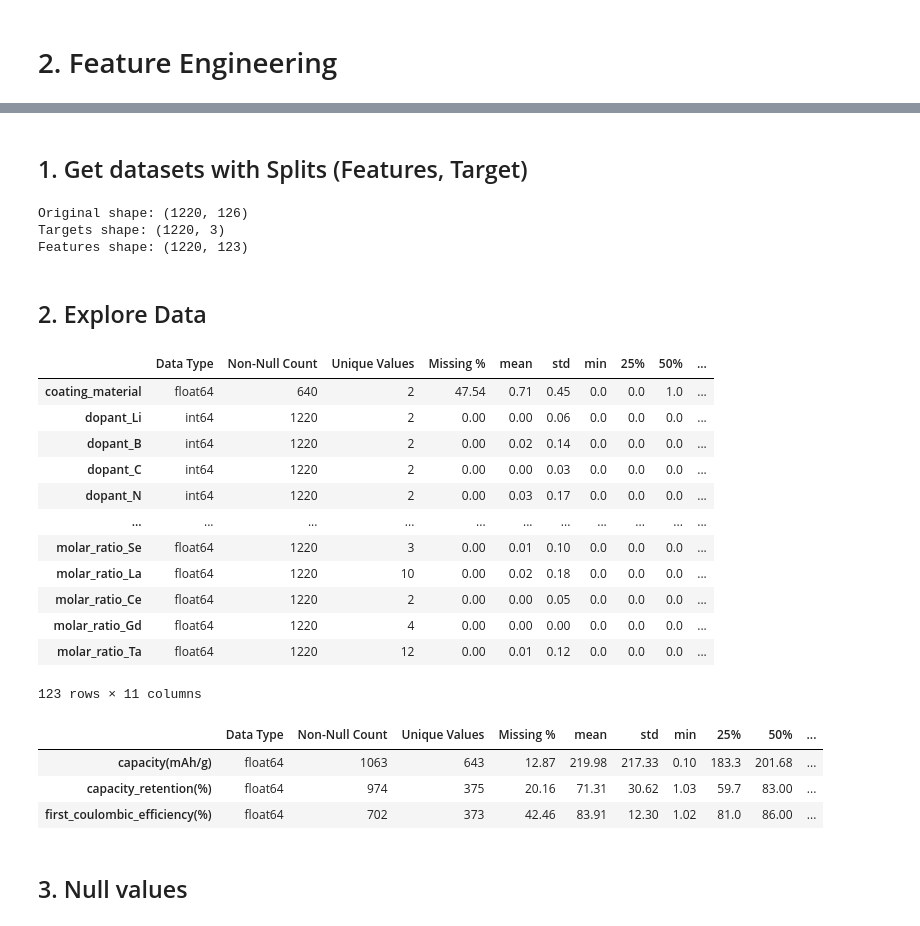
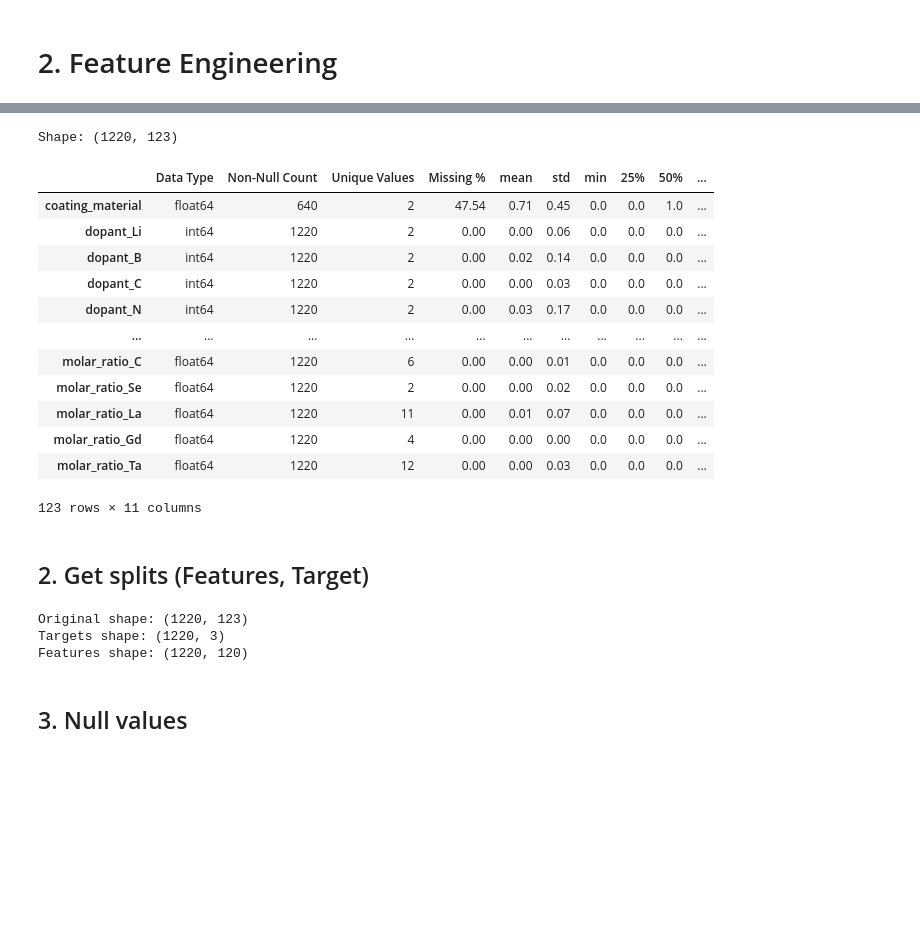
Before and after one commit to DrAg0n-BoRn/Lithium_Battery_Optimization, a Jupyter notebook: 2_feature_engineering.ipynb, the cells around one changed output, grey strips where cells are left out. Cells and saved outputs as stored; diff of their text form; code cells hidden in the pictures; blank space fills up the shorter version.

```diff
--- a/2_feature_engineering.ipynb
+++ b/2_feature_engineering.ipynb
@@ -14,36 +58,28 @@ from ml_tools.data_exploration import get_features_targets, summarize_dataframe,
+# %%
+summarize_dataframe(df_full)
+# %% [output]
+Shape: (1220, 123)
+|  | Data Type | Non-Null Count | Unique Values | Missing % | mean | std | min | 25% | 50% | ... |
+| coating_material | float64 | 640 | 2 | 47.54 | 0.71 | 0.45 | 0.0 | 0.0 | 1.0 | ... |
+| dopant_Li | int64 | 1220 | 2 | 0.00 | 0.00 | 0.06 | 0.0 | 0.0 | 0.0 | ... |
+| dopant_B | int64 | 1220 | 2 | 0.00 | 0.02 | 0.14 | 0.0 | 0.0 | 0.0 | ... |
+| dopant_C | int64 | 1220 | 2 | 0.00 | 0.00 | 0.03 | 0.0 | 0.0 | 0.0 | ... |
+| dopant_N | int64 | 1220 | 2 | 0.00 | 0.03 | 0.17 | 0.0 | 0.0 | 0.0 | ... |
+| ... | ... | ... | ... | ... | ... | ... | ... | ... | ... | ... |
+| molar_ratio_C | float64 | 1220 | 6 | 0.00 | 0.00 | 0.01 | 0.0 | 0.0 | 0.0 | ... |
+| molar_ratio_Se | float64 | 1220 | 2 | 0.00 | 0.00 | 0.02 | 0.0 | 0.0 | 0.0 | ... |
+| molar_ratio_La | float64 | 1220 | 11 | 0.00 | 0.01 | 0.07 | 0.0 | 0.0 | 0.0 | ... |
+| molar_ratio_Gd | float64 | 1220 | 4 | 0.00 | 0.00 | 0.00 | 0.0 | 0.0 | 0.0 | ... |
+| molar_ratio_Ta | float64 | 1220 | 12 | 0.00 | 0.00 | 0.03 | 0.0 | 0.0 | 0.0 | ... |
+123 rows × 11 columns
 # %% [markdown]
-## 1. Get datasets with Splits (Features, Target)
+## 2. Get splits (Features, Target)
 # %%
-df, df_targets, df_features = get_features_targets(df_path=PROCESSED_CSV_FILE, targets=TARGETS)
+df_targets, df_features = split_features_targets(df=df_full, targets=TARGETS)
 # %% [output]
-Original shape: (1220, 126)
+Original shape: (1220, 123)
 Targets shape: (1220, 3)
-Features shape: (1220, 123)
+Features shape: (1220, 120)
-# %% [markdown]
-## 2. Explore Data
-# %%
-summarize_dataframe(df_features)
-# %% [output]
-|  | Data Type | Non-Null Count | Unique Values | Missing % | mean | std | min | 25% | 50% | ... |
-| coating_material | float64 | 640 | 2 | 47.54 | 0.71 | 0.45 | 0.0 | 0.0 | 1.0 | ... |
-| dopant_Li | int64 | 1220 | 2 | 0.00 | 0.00 | 0.06 | 0.0 | 0.0 | 0.0 | ... |
-| dopant_B | int64 | 1220 | 2 | 0.00 | 0.02 | 0.14 | 0.0 | 0.0 | 0.0 | ... |
-| dopant_C | int64 | 1220 | 2 | 0.00 | 0.00 | 0.03 | 0.0 | 0.0 | 0.0 | ... |
-| dopant_N | int64 | 1220 | 2 | 0.00 | 0.03 | 0.17 | 0.0 | 0.0 | 0.0 | ... |
-| ... | ... | ... | ... | ... | ... | ... | ... | ... | ... | ... |
-| molar_ratio_Se | float64 | 1220 | 3 | 0.00 | 0.01 | 0.10 | 0.0 | 0.0 | 0.0 | ... |
-| molar_ratio_La | float64 | 1220 | 10 | 0.00 | 0.02 | 0.18 | 0.0 | 0.0 | 0.0 | ... |
-| molar_ratio_Ce | float64 | 1220 | 2 | 0.00 | 0.00 | 0.05 | 0.0 | 0.0 | 0.0 | ... |
-| molar_ratio_Gd | float64 | 1220 | 4 | 0.00 | 0.00 | 0.00 | 0.0 | 0.0 | 0.0 | ... |
-| molar_ratio_Ta | float64 | 1220 | 12 | 0.00 | 0.01 | 0.12 | 0.0 | 0.0 | 0.0 | ... |
-123 rows × 11 columns
-# %%
-summarize_dataframe(df_targets)
-# %% [output]
-|  | Data Type | Non-Null Count | Unique Values | Missing % | mean | std | min | 25% | 50% | ... |
-| capacity(mAh/g) | float64 | 1063 | 643 | 12.87 | 219.98 | 217.33 | 0.10 | 183.3 | 201.68 | ... |
-| capacity_retention(%) | float64 | 974 | 375 | 20.16 | 71.31 | 30.62 | 1.03 | 59.7 | 83.00 | ... |
-| first_coulombic_efficiency(%) | float64 | 702 | 373 | 42.46 | 83.91 | 12.30 | 1.02 | 81.0 | 86.00 | ... |
 # %% [markdown]
 ## 3. Null values
 # %%
```
Also changed, not shown: parts of 35 cells of this notebook.
